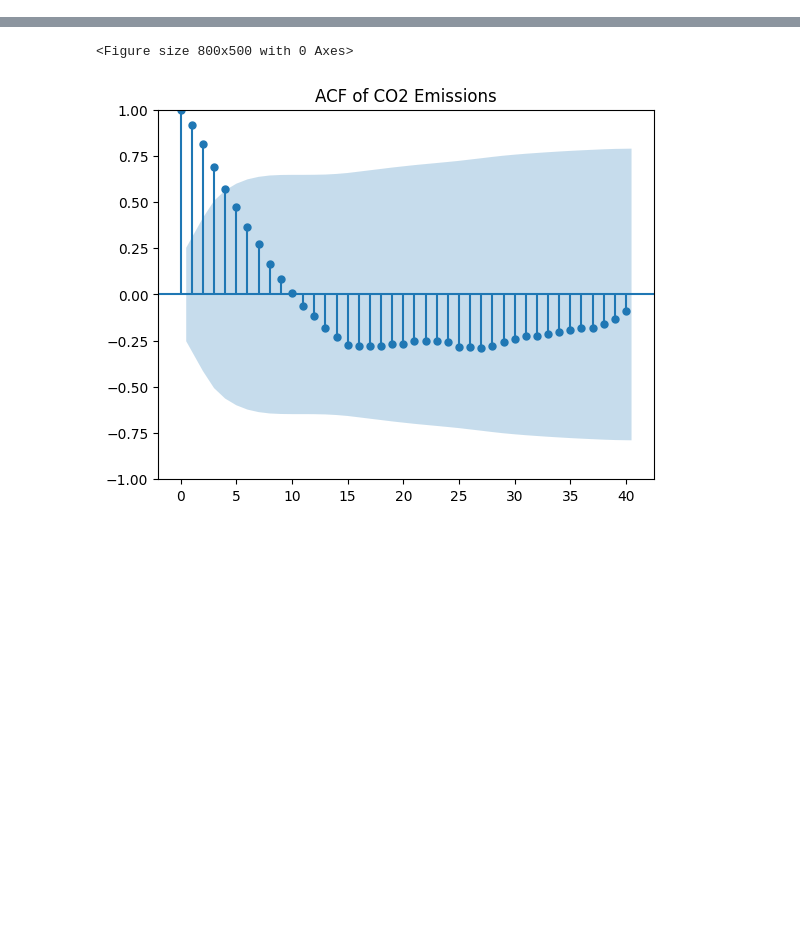
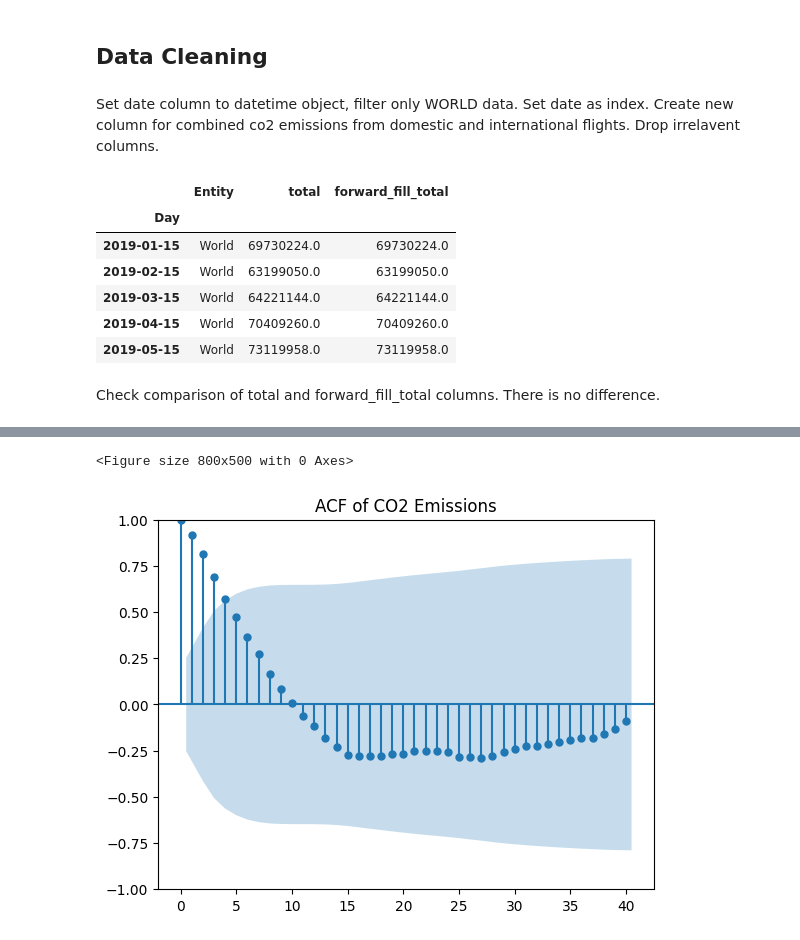
Before and after one commit to BOYSABIO/Operations-Management-Group-Project-1, a Jupyter notebook: PROJECT/CO2_Emissions.ipynb, the cells around one changed output, grey strips where cells are left out. Cells and saved outputs as stored; diff of their text form; code cells hidden in the pictures; blank space fills up the shorter version.

```diff
--- a/CO2_Emissions.ipynb
+++ b/PROJECT/CO2_Emissions.ipynb
@@ -59,0 +78,26 @@ Data Vizualization
+# %% [markdown]
+## Data Cleaning
+# %% [markdown]
+Set date column to datetime object, filter only WORLD data. Set date as index. Create new column for combined co2 emissions from domestic and international flights. Drop irrelavent columns.
+# %%
+df['Day'] = pd.to_datetime(df['Day'])
+co2 = df[(df['Entity'] == 'World') & (df['Day'] < '2024-01-15')]
+
+co2 = co2.set_index('Day')
+
+co2['total'] = co2['ter_dom_m'] + co2['ter_int_m']
+co2['forward_fill_total'] = co2['forward_fill_dom'] + co2['forward_fill_int']
+
+co2 = co2.drop(columns = ['Code', 'ter_dom_m', 'ter_int_m', 'forward_fill_dom', 'forward_fill_int'])
+
+co2.head()
+# %% [output]
+|  | Entity | total | forward_fill_total |
+| Day |  |  |  |
+| 2019-01-15 | World | 69730224.0 | 69730224.0 |
+| 2019-02-15 | World | 63199050.0 | 63199050.0 |
+| 2019-03-15 | World | 64221144.0 | 64221144.0 |
+| 2019-04-15 | World | 70409260.0 | 70409260.0 |
+| 2019-05-15 | World | 73119958.0 | 73119958.0 |
+# %% [markdown]
+Check comparison of total and forward_fill_total columns. There is no difference.
```
Also changed, not shown: parts of 47 cells of this notebook, 3 other files.
